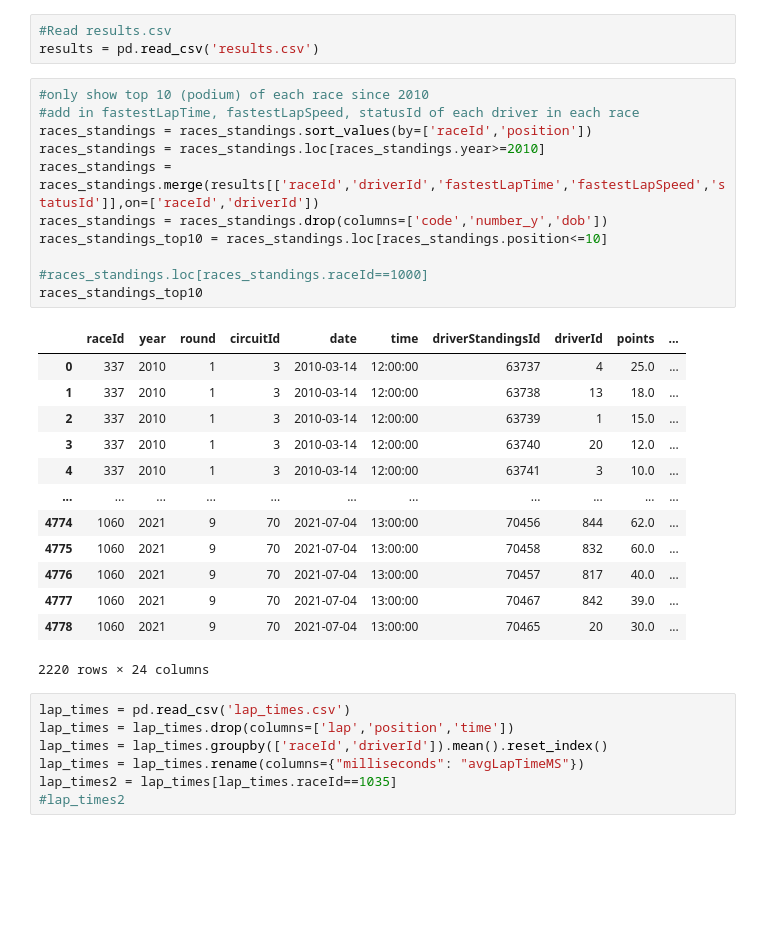
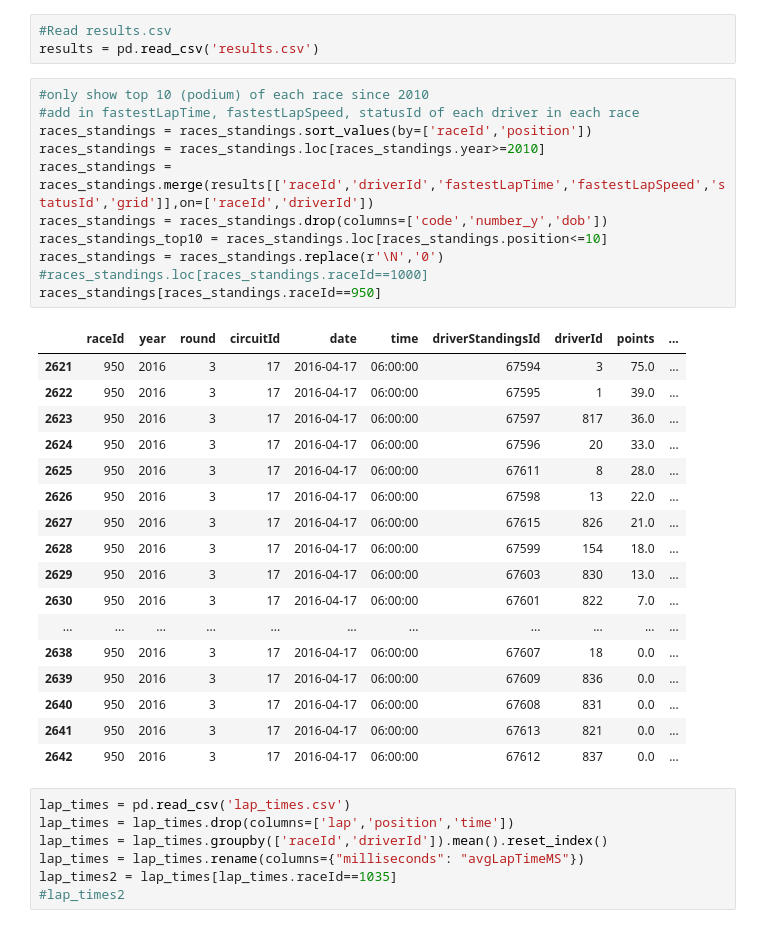
Before and after one commit to rajv98/CarsNData, a Jupyter notebook: Formula 1 Models.ipynb, the cells around one changed output. Drawn from its saved outputs; the diff is of its cells as text; blank space fills up the shorter version.

```diff
--- a/Formula 1 Models.ipynb
+++ b/Formula 1 Models.ipynb
@@ -88,28 +89,32 @@ results = pd.read_csv('results.csv')
 # %%
 #only show top 10 (podium) of each race since 2010
 #add in fastestLapTime, fastestLapSpeed, statusId of each driver in each race
 races_standings = races_standings.sort_values(by=['raceId','position'])
 races_standings = races_standings.loc[races_standings.year>=2010]
-races_standings = races_standings.merge(results[['raceId','driverId','fastestLapTime','fastestLapSpeed','statusId']],on=['raceId','driverId'])
+races_standings = races_standings.merge(results[['raceId','driverId','fastestLapTime','fastestLapSpeed','statusId','grid']],on=['raceId','driverId'])
 races_standings = races_standings.drop(columns=['code','number_y','dob'])
 races_standings_top10 = races_standings.loc[races_standings.position<=10]
-
+races_standings = races_standings.replace(r'\N','0')
 #races_standings.loc[races_standings.raceId==1000]
-races_standings_top10
+races_standings[races_standings.raceId==950]
 # %% [output]
 |  | raceId | year | round | circuitId | date | time | driverStandingsId | driverId | points | ... |
-| 0 | 337 | 2010 | 1 | 3 | 2010-03-14 | 12:00:00 | 63737 | 4 | 25.0 | ... |
-| 1 | 337 | 2010 | 1 | 3 | 2010-03-14 | 12:00:00 | 63738 | 13 | 18.0 | ... |
-| 2 | 337 | 2010 | 1 | 3 | 2010-03-14 | 12:00:00 | 63739 | 1 | 15.0 | ... |
-| 3 | 337 | 2010 | 1 | 3 | 2010-03-14 | 12:00:00 | 63740 | 20 | 12.0 | ... |
-| 4 | 337 | 2010 | 1 | 3 | 2010-03-14 | 12:00:00 | 63741 | 3 | 10.0 | ... |
+| 2621 | 950 | 2016 | 3 | 17 | 2016-04-17 | 06:00:00 | 67594 | 3 | 75.0 | ... |
+| 2622 | 950 | 2016 | 3 | 17 | 2016-04-17 | 06:00:00 | 67595 | 1 | 39.0 | ... |
+| 2623 | 950 | 2016 | 3 | 17 | 2016-04-17 | 06:00:00 | 67597 | 817 | 36.0 | ... |
+| 2624 | 950 | 2016 | 3 | 17 | 2016-04-17 | 06:00:00 | 67596 | 20 | 33.0 | ... |
+| 2625 | 950 | 2016 | 3 | 17 | 2016-04-17 | 06:00:00 | 67611 | 8 | 28.0 | ... |
+| 2626 | 950 | 2016 | 3 | 17 | 2016-04-17 | 06:00:00 | 67598 | 13 | 22.0 | ... |
+| 2627 | 950 | 2016 | 3 | 17 | 2016-04-17 | 06:00:00 | 67615 | 826 | 21.0 | ... |
+| 2628 | 950 | 2016 | 3 | 17 | 2016-04-17 | 06:00:00 | 67599 | 154 | 18.0 | ... |
+| 2629 | 950 | 2016 | 3 | 17 | 2016-04-17 | 06:00:00 | 67603 | 830 | 13.0 | ... |
+| 2630 | 950 | 2016 | 3 | 17 | 2016-04-17 | 06:00:00 | 67601 | 822 | 7.0 | ... |
 | ... | ... | ... | ... | ... | ... | ... | ... | ... | ... | ... |
-| 4774 | 1060 | 2021 | 9 | 70 | 2021-07-04 | 13:00:00 | 70456 | 844 | 62.0 | ... |
-| 4775 | 1060 | 2021 | 9 | 70 | 2021-07-04 | 13:00:00 | 70458 | 832 | 60.0 | ... |
-| 4776 | 1060 | 2021 | 9 | 70 | 2021-07-04 | 13:00:00 | 70457 | 817 | 40.0 | ... |
-| 4777 | 1060 | 2021 | 9 | 70 | 2021-07-04 | 13:00:00 | 70467 | 842 | 39.0 | ... |
-| 4778 | 1060 | 2021 | 9 | 70 | 2021-07-04 | 13:00:00 | 70465 | 20 | 30.0 | ... |
+| 2638 | 950 | 2016 | 3 | 17 | 2016-04-17 | 06:00:00 | 67607 | 18 | 0.0 | ... |
+| 2639 | 950 | 2016 | 3 | 17 | 2016-04-17 | 06:00:00 | 67609 | 836 | 0.0 | ... |
+| 2640 | 950 | 2016 | 3 | 17 | 2016-04-17 | 06:00:00 | 67608 | 831 | 0.0 | ... |
+| 2641 | 950 | 2016 | 3 | 17 | 2016-04-17 | 06:00:00 | 67613 | 821 | 0.0 | ... |
+| 2642 | 950 | 2016 | 3 | 17 | 2016-04-17 | 06:00:00 | 67612 | 837 | 0.0 | ... |
-2220 rows × 24 columns
 # %%
 lap_times = pd.read_csv('lap_times.csv')
 lap_times = lap_times.drop(columns=['lap','position','time'])
```
Also changed, not shown: parts of 22 cells of this notebook, 2 other files.
